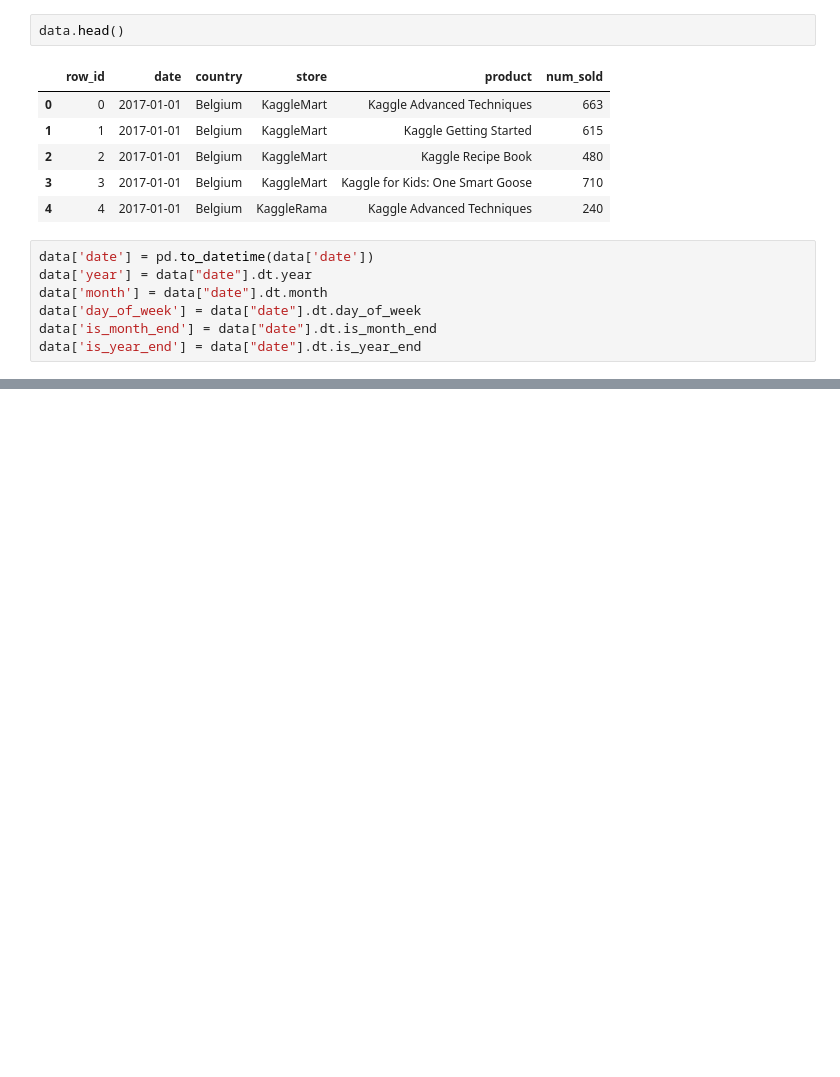
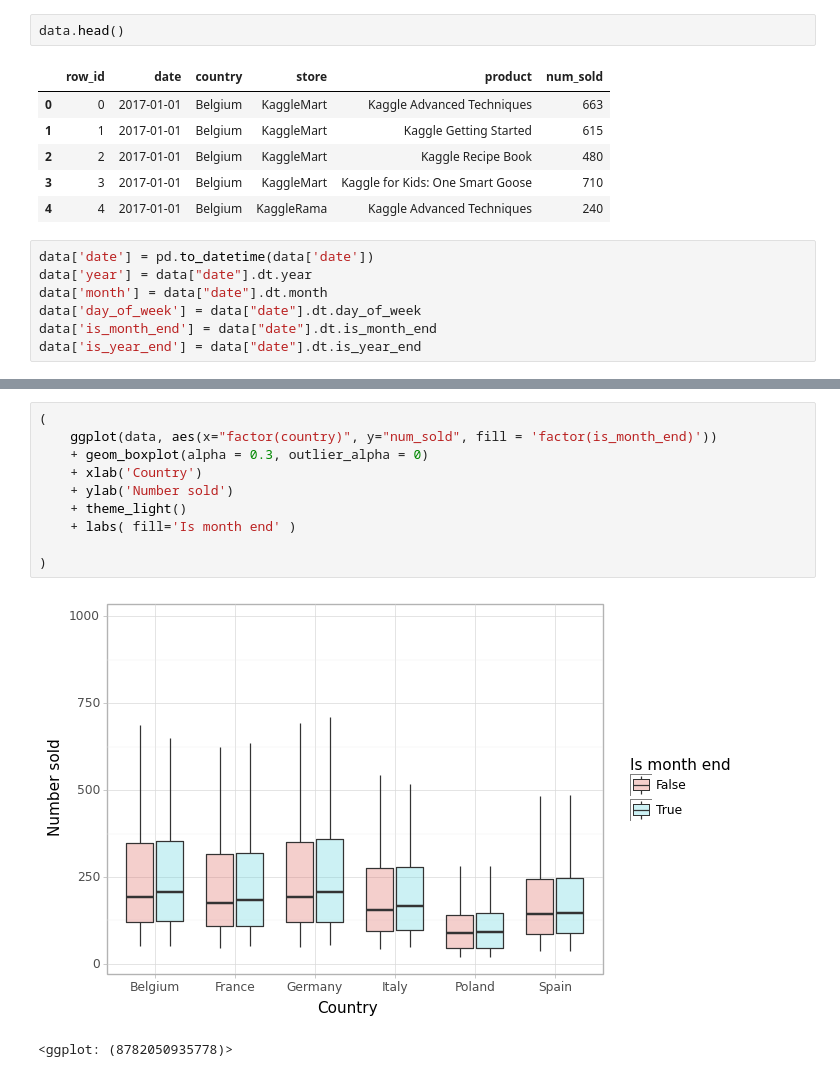
Before and after one commit to rjodriscoll/tab-play-sep-22, a Jupyter notebook: eda/visualise_data.ipynb, the cells around one changed output, grey strips where cells are left out. Saved outputs shown, nothing was run; the diff lists cells and outputs as text; blank space fills up the shorter version.

```diff
--- a/eda/visualise_data.ipynb
+++ b/eda/visualise_data.ipynb
@@ -80,0 +106,13 @@ data['is_year_end'] = data["date"].dt.is_year_end
+# %%
+(
+    ggplot(data, aes(x="factor(country)", y="num_sold", fill = 'factor(is_month_end)'))
+    + geom_boxplot(alpha = 0.3, outlier_alpha = 0)
+    + xlab('Country')
+    + ylab('Number sold')
+    + theme_light()
+    + labs( fill='Is month end' )
+
+)
+# %% [output]
+[figure, added]
+<ggplot: (8782050935778)>
```
Also changed, not shown: parts of 7 cells of this notebook.
